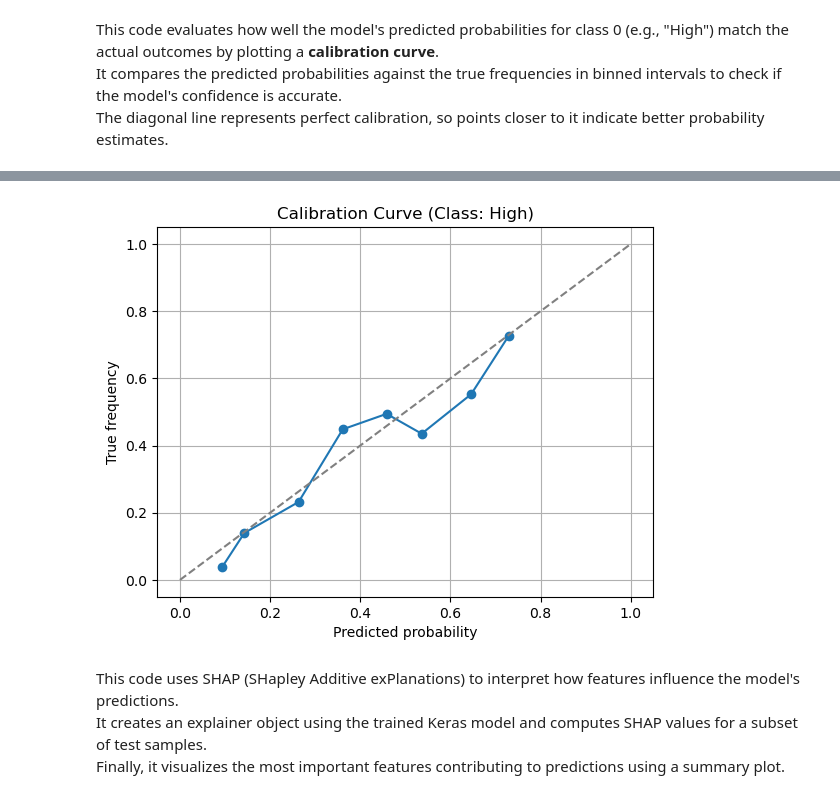
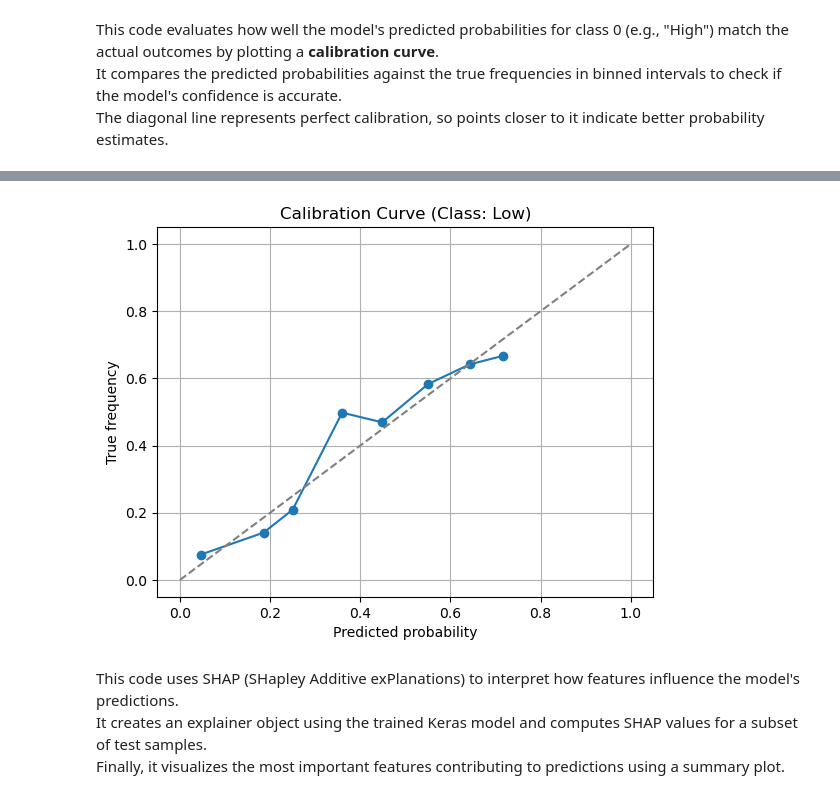
Before and after one commit to greeshmav11/DSW-Project, a Jupyter notebook: models/DLModel_CategoricalFeatures.ipynb, the cells around one changed output, grey strips where cells are left out. Saved outputs shown, nothing was run; the diff lists cells and outputs as text; code cells hidden in the pictures.

```diff
--- a/models/DLModel_CategoricalFeatures.ipynb
+++ b/models/DLModel_CategoricalFeatures.ipynb
@@ -336,7 +285,7 @@ plt.show()
 # Get predicted probabilities
 y_probs = best_model.predict(X_test)
 
-# Let's do this for class 2
+# For class 2
 prob_class0 = y_probs[:, 2]
 true_class0 = (y_test_labels == 2).astype(int)
 
@@ -346,7 +295,7 @@ prob_true, prob_pred = calibration_curve(true_class0, prob_class0, n_bins=10)
 # Plot
 plt.plot(prob_pred, prob_true, marker='o')
 plt.plot([0, 1], [0, 1], linestyle='--', color='gray')  # Perfect calibration line
-plt.title("Calibration Curve (Class: High)")
+plt.title("Calibration Curve (Class: Low)")
 plt.xlabel("Predicted probability")
 plt.ylabel("True frequency")
 plt.grid()
@@ -356,4 +305,4 @@ plt.show()
-[figure, old version]
+[figure, new version]
 # %% [markdown]
 This code uses SHAP (SHapley Additive exPlanations) to interpret how features influence the model's predictions.
 It creates an explainer object using the trained Keras model and computes SHAP values for a subset of test samples.
```
Also changed, not shown: parts of 18 cells of this notebook, 2 other files.
